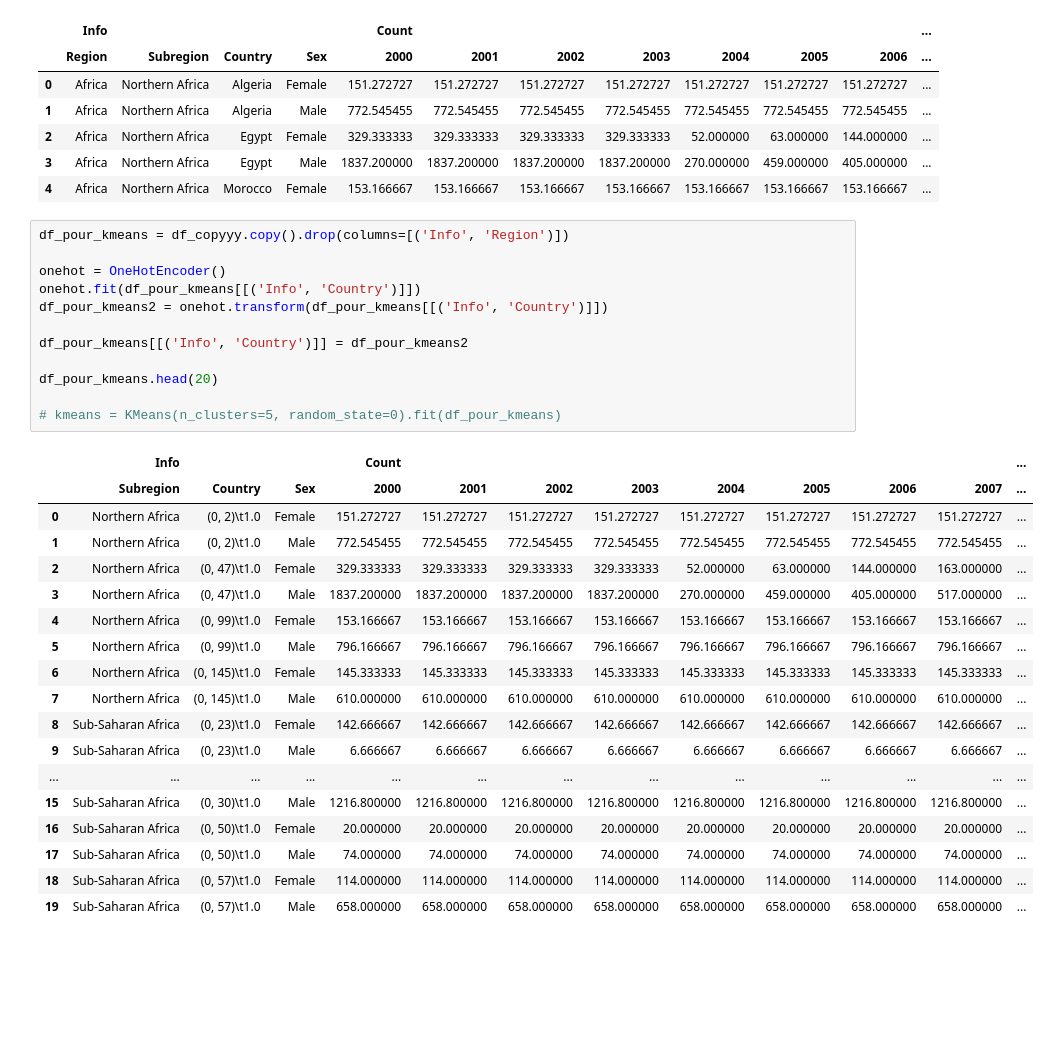
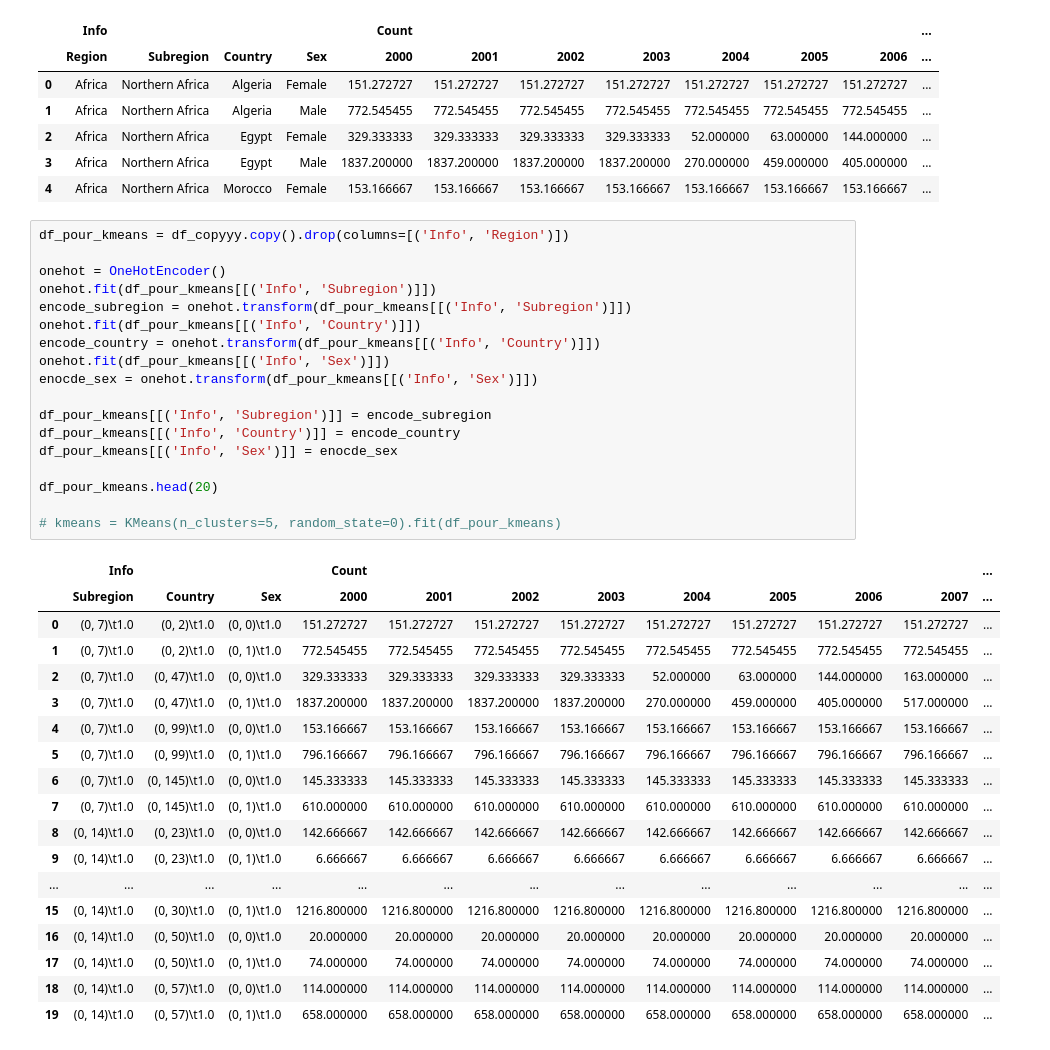
Before and after one commit to adesbx/homicideAnalysis, a Jupyter notebook: projet.ipynb, the cells around one changed output. Drawn from its saved outputs; the diff is of its cells as text; blank space fills up the shorter version.

Commit message:
One hot encoder for subregion, country, sex

```diff
--- a/projet.ipynb
+++ b/projet.ipynb
@@ -391,31 +391,37 @@ df_copyyy.head(5)
 # %%
 df_pour_kmeans = df_copyyy.copy().drop(columns=[('Info', 'Region')])
 
 onehot = OneHotEncoder()
+onehot.fit(df_pour_kmeans[[('Info', 'Subregion')]])
+encode_subregion = onehot.transform(df_pour_kmeans[[('Info', 'Subregion')]])
 onehot.fit(df_pour_kmeans[[('Info', 'Country')]])
-df_pour_kmeans2 = onehot.transform(df_pour_kmeans[[('Info', 'Country')]])
+encode_country = onehot.transform(df_pour_kmeans[[('Info', 'Country')]])
+onehot.fit(df_pour_kmeans[[('Info', 'Sex')]])
+enocde_sex = onehot.transform(df_pour_kmeans[[('Info', 'Sex')]])
 
-df_pour_kmeans[[('Info', 'Country')]] = df_pour_kmeans2
+df_pour_kmeans[[('Info', 'Subregion')]] = encode_subregion
+df_pour_kmeans[[('Info', 'Country')]] = encode_country
+df_pour_kmeans[[('Info', 'Sex')]] = enocde_sex
 
 df_pour_kmeans.head(20)
 
 # kmeans = KMeans(n_clusters=5, random_state=0).fit(df_pour_kmeans)
 # %% [output]
 |  | Info |  |  | Count |  |  |  |  |  |  |  | ... |
 |  | Subregion | Country | Sex | 2000 | 2001 | 2002 | 2003 | 2004 | 2005 | 2006 | 2007 | ... |
-| 0 | Northern Africa | (0, 2)\t1.0 | Female | 151.272727 | 151.272727 | 151.272727 | 151.272727 | 151.272727 | 151.272727 | 151.272727 | 151.272727 | ... |
-| 1 | Northern Africa | (0, 2)\t1.0 | Male | 772.545455 | 772.545455 | 772.545455 | 772.545455 | 772.545455 | 772.545455 | 772.545455 | 772.545455 | ... |
-| 2 | Northern Africa | (0, 47)\t1.0 | Female | 329.333333 | 329.333333 | 329.333333 | 329.333333 | 52.000000 | 63.000000 | 144.000000 | 163.000000 | ... |
-| 3 | Northern Africa | (0, 47)\t1.0 | Male | 1837.200000 | 1837.200000 | 1837.200000 | 1837.200000 | 270.000000 | 459.000000 | 405.000000 | 517.000000 | ... |
-| 4 | Northern Africa | (0, 99)\t1.0 | Female | 153.166667 | 153.166667 | 153.166667 | 153.166667 | 153.166667 | 153.166667 | 153.166667 | 153.166667 | ... |
-| 5 | Northern Africa | (0, 99)\t1.0 | Male | 796.166667 | 796.166667 | 796.166667 | 796.166667 | 796.166667 | 796.166667 | 796.166667 | 796.166667 | ... |
-| 6 | Northern Africa | (0, 145)\t1.0 | Female | 145.333333 | 145.333333 | 145.333333 | 145.333333 | 145.333333 | 145.333333 | 145.333333 | 145.333333 | ... |
-| 7 | Northern Africa | (0, 145)\t1.0 | Male | 610.000000 | 610.000000 | 610.000000 | 610.000000 | 610.000000 | 610.000000 | 610.000000 | 610.000000 | ... |
-| 8 | Sub-Saharan Africa | (0, 23)\t1.0 | Female | 142.666667 | 142.666667 | 142.666667 | 142.666667 | 142.666667 | 142.666667 | 142.666667 | 142.666667 | ... |
-| 9 | Sub-Saharan Africa | (0, 23)\t1.0 | Male | 6.666667 | 6.666667 | 6.666667 | 6.666667 | 6.666667 | 6.666667 | 6.666667 | 6.666667 | ... |
+| 0 | (0, 7)\t1.0 | (0, 2)\t1.0 | (0, 0)\t1.0 | 151.272727 | 151.272727 | 151.272727 | 151.272727 | 151.272727 | 151.272727 | 151.272727 | 151.272727 | ... |
+| 1 | (0, 7)\t1.0 | (0, 2)\t1.0 | (0, 1)\t1.0 | 772.545455 | 772.545455 | 772.545455 | 772.545455 | 772.545455 | 772.545455 | 772.545455 | 772.545455 | ... |
+| 2 | (0, 7)\t1.0 | (0, 47)\t1.0 | (0, 0)\t1.0 | 329.333333 | 329.333333 | 329.333333 | 329.333333 | 52.000000 | 63.000000 | 144.000000 | 163.000000 | ... |
+| 3 | (0, 7)\t1.0 | (0, 47)\t1.0 | (0, 1)\t1.0 | 1837.200000 | 1837.200000 | 1837.200000 | 1837.200000 | 270.000000 | 459.000000 | 405.000000 | 517.000000 | ... |
+| 4 | (0, 7)\t1.0 | (0, 99)\t1.0 | (0, 0)\t1.0 | 153.166667 | 153.166667 | 153.166667 | 153.166667 | 153.166667 | 153.166667 | 153.166667 | 153.166667 | ... |
+| 5 | (0, 7)\t1.0 | (0, 99)\t1.0 | (0, 1)\t1.0 | 796.166667 | 796.166667 | 796.166667 | 796.166667 | 796.166667 | 796.166667 | 796.166667 | 796.166667 | ... |
+| 6 | (0, 7)\t1.0 | (0, 145)\t1.0 | (0, 0)\t1.0 | 145.333333 | 145.333333 | 145.333333 | 145.333333 | 145.333333 | 145.333333 | 145.333333 | 145.333333 | ... |
+| 7 | (0, 7)\t1.0 | (0, 145)\t1.0 | (0, 1)\t1.0 | 610.000000 | 610.000000 | 610.000000 | 610.000000 | 610.000000 | 610.000000 | 610.000000 | 610.000000 | ... |
+| 8 | (0, 14)\t1.0 | (0, 23)\t1.0 | (0, 0)\t1.0 | 142.666667 | 142.666667 | 142.666667 | 142.666667 | 142.666667 | 142.666667 | 142.666667 | 142.666667 | ... |
+| 9 | (0, 14)\t1.0 | (0, 23)\t1.0 | (0, 1)\t1.0 | 6.666667 | 6.666667 | 6.666667 | 6.666667 | 6.666667 | 6.666667 | 6.666667 | 6.666667 | ... |
 | ... | ... | ... | ... | ... | ... | ... | ... | ... | ... | ... | ... | ... |
-| 15 | Sub-Saharan Africa | (0, 30)\t1.0 | Male | 1216.800000 | 1216.800000 | 1216.800000 | 1216.800000 | 1216.800000 | 1216.800000 | 1216.800000 | 1216.800000 | ... |
-| 16 | Sub-Saharan Africa | (0, 50)\t1.0 | Female | 20.000000 | 20.000000 | 20.000000 | 20.000000 | 20.000000 | 20.000000 | 20.000000 | 20.000000 | ... |
-| 17 | Sub-Saharan Africa | (0, 50)\t1.0 | Male | 74.000000 | 74.000000 | 74.000000 | 74.000000 | 74.000000 | 74.000000 | 74.000000 | 74.000000 | ... |
-| 18 | Sub-Saharan Africa | (0, 57)\t1.0 | Female | 114.000000 | 114.000000 | 114.000000 | 114.000000 | 114.000000 | 114.000000 | 114.000000 | 114.000000 | ... |
-| 19 | Sub-Saharan Africa | (0, 57)\t1.0 | Male | 658.000000 | 658.000000 | 658.000000 | 658.000000 | 658.000000 | 658.000000 | 658.000000 | 658.000000 | ... |
+| 15 | (0, 14)\t1.0 | (0, 30)\t1.0 | (0, 1)\t1.0 | 1216.800000 | 1216.800000 | 1216.800000 | 1216.800000 | 1216.800000 | 1216.800000 | 1216.800000 | 1216.800000 | ... |
+| 16 | (0, 14)\t1.0 | (0, 50)\t1.0 | (0, 0)\t1.0 | 20.000000 | 20.000000 | 20.000000 | 20.000000 | 20.000000 | 20.000000 | 20.000000 | 20.000000 | ... |
+| 17 | (0, 14)\t1.0 | (0, 50)\t1.0 | (0, 1)\t1.0 | 74.000000 | 74.000000 | 74.000000 | 74.000000 | 74.000000 | 74.000000 | 74.000000 | 74.000000 | ... |
+| 18 | (0, 14)\t1.0 | (0, 57)\t1.0 | (0, 0)\t1.0 | 114.000000 | 114.000000 | 114.000000 | 114.000000 | 114.000000 | 114.000000 | 114.000000 | 114.000000 | ... |
+| 19 | (0, 14)\t1.0 | (0, 57)\t1.0 | (0, 1)\t1.0 | 658.000000 | 658.000000 | 658.000000 | 658.000000 | 658.000000 | 658.000000 | 658.000000 | 658.000000 | ... |
```
